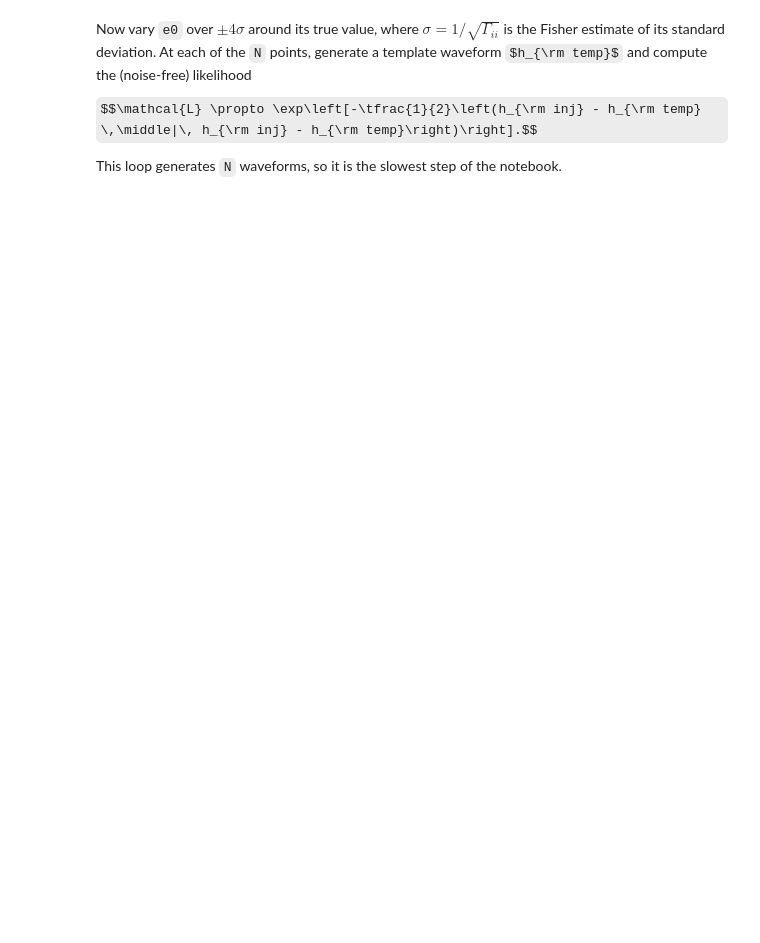
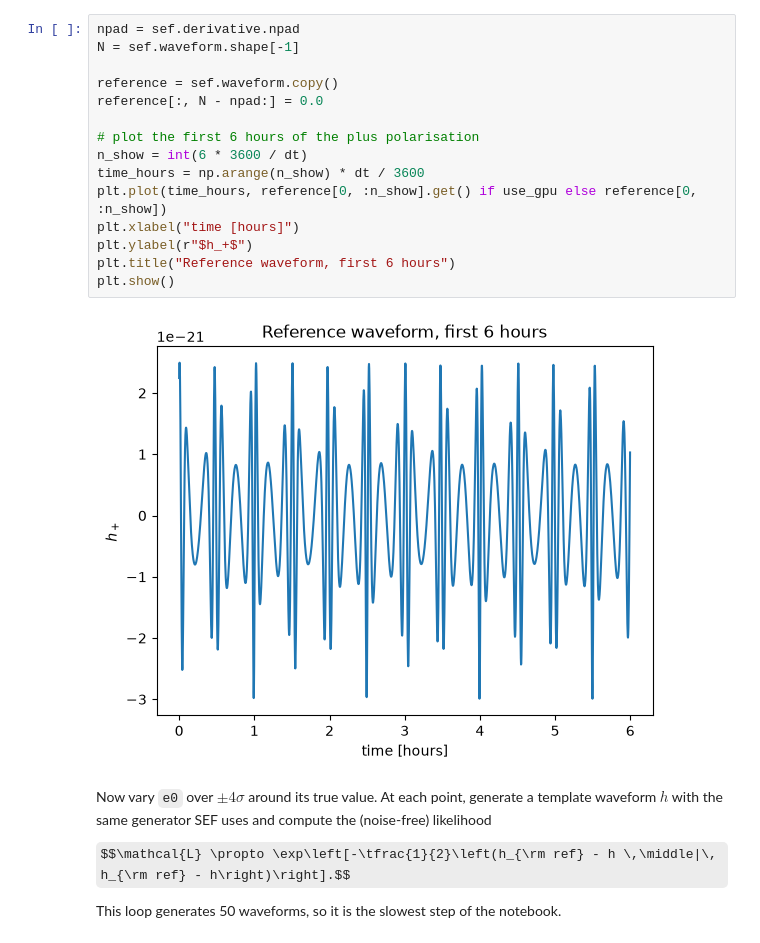
Before and after one commit to perturber/StableEMRIFisher, a Jupyter notebook: examples/stable_derivative_one_param_no_response.ipynb, the cells around one changed output. Drawn from its saved outputs; the diff is of its cells as text; some formulas as TeX source; blank space fills up the shorter version.

```diff
--- a/examples/stable_derivative_one_param_no_response.ipynb
+++ b/examples/stable_derivative_one_param_no_response.ipynb
@@ -200,6 +97,23 @@ plt.plot(wave[0])
+# %%
+npad = sef.derivative.npad
+N = sef.waveform.shape[-1]
+
+reference = sef.waveform.copy()
+reference[:, N - npad:] = 0.0
+
+# plot the first 6 hours of the plus polarisation
+n_show = int(6 * 3600 / dt)
+time_hours = np.arange(n_show) * dt / 3600
+plt.plot(time_hours, reference[0, :n_show].get() if use_gpu else reference[0, :n_show])
+plt.xlabel("time [hours]")
+plt.ylabel(r"$h_+$")
+plt.title("Reference waveform, first 6 hours")
+plt.show()
+# %% [output]
+[figure, added]
 # %% [markdown]
-Now vary `e0` over $\pm 4\sigma$ around its true value, where $\sigma = 1/\sqrt{\Gamma_{ii}}$ is the Fisher estimate of its standard deviation. At each of the `N` points, generate a template waveform $h_{\rm temp}$ and compute the (noise-free) likelihood
+Now vary `e0` over $\pm 4\sigma$ around its true value. At each point, generate a template waveform $h$ with the same generator SEF uses and compute the (noise-free) likelihood
 
-$$\mathcal{L} \propto \exp\left[-\tfrac{1}{2}\left(h_{\rm inj} - h_{\rm temp} \,\middle|\, h_{\rm inj} - h_{\rm temp}\right)\right].$$
+$$\mathcal{L} \propto \exp\left[-\tfrac{1}{2}\left(h_{\rm ref} - h \,\middle|\, h_{\rm ref} - h\right)\right].$$
 
-This loop generates `N` waveforms, so it is the slowest step of the notebook.
+This loop generates 50 waveforms, so it is the slowest step of the notebook.
```
Also changed, not shown: parts of 22 cells of this notebook, 29 other files.
